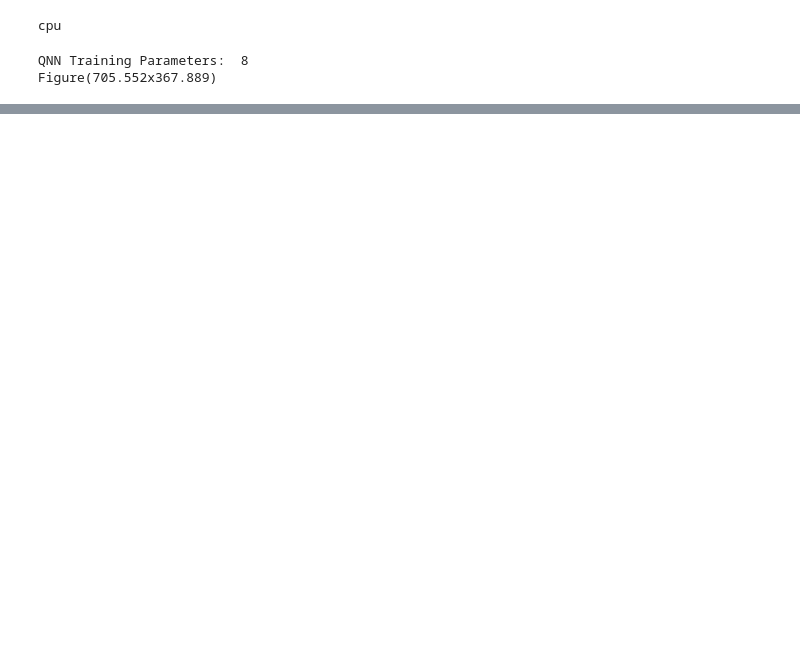
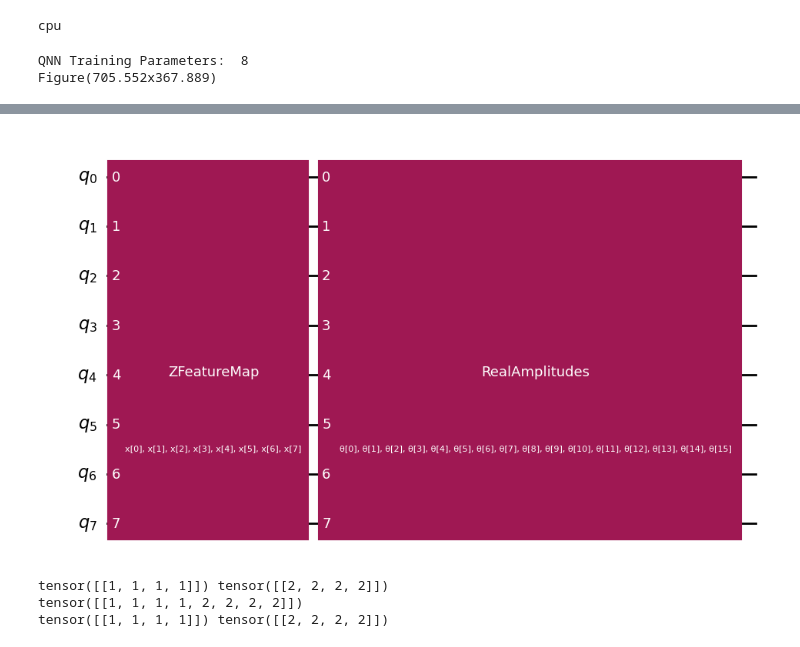
Before and after one commit to eiliscasey17/Quantum-Maze-DQN, a Jupyter notebook: src/DQN_quantum_twoagents.ipynb, the cells around one changed output, grey strips where cells are left out. Cells and saved outputs as stored; diff of their text form; code cells hidden in the pictures; blank space fills up the shorter version.

```diff
--- a/src/DQN_quantum_twoagents.ipynb
+++ b/src/DQN_quantum_twoagents.ipynb
@@ -96,0 +128,4 @@ Figure(705.552x367.889)
+# %%
+entanglement.circuit.draw('mpl')
+# %% [output]
+[figure, added]
@@ -96,0 +216,12 @@ Figure(705.552x367.889)
+# %%
+array_1= torch.full((1, 4), 1)
+array_2 = torch.full((1, 4), 2)
+print(array_1, array_2)
+array_3 =  torch.concat((array_1, array_2), dim =1)
+print(array_3)
+array_4, array_5 = torch.split(array_3, num_actions, dim=1)
+print(array_4, array_5)
+# %% [output]
+tensor([[1, 1, 1, 1]]) tensor([[2, 2, 2, 2]])
+tensor([[1, 1, 1, 1, 2, 2, 2, 2]])
+tensor([[1, 1, 1, 1]]) tensor([[2, 2, 2, 2]])
```
Also changed, not shown: parts of 21 cells of this notebook, 1 other file.
